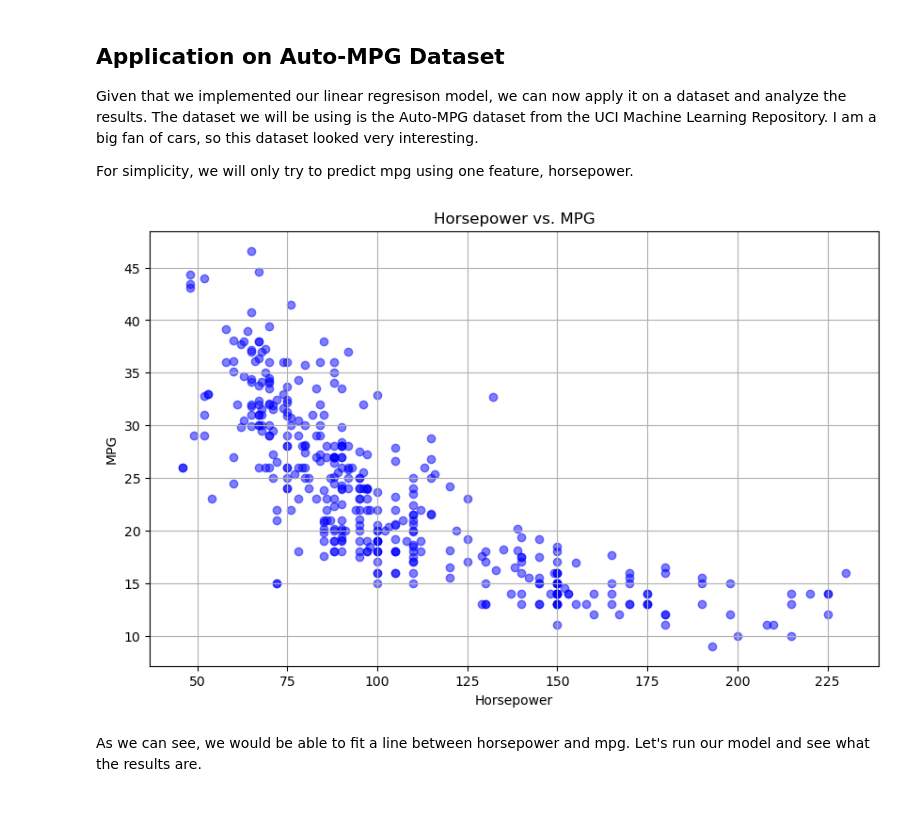
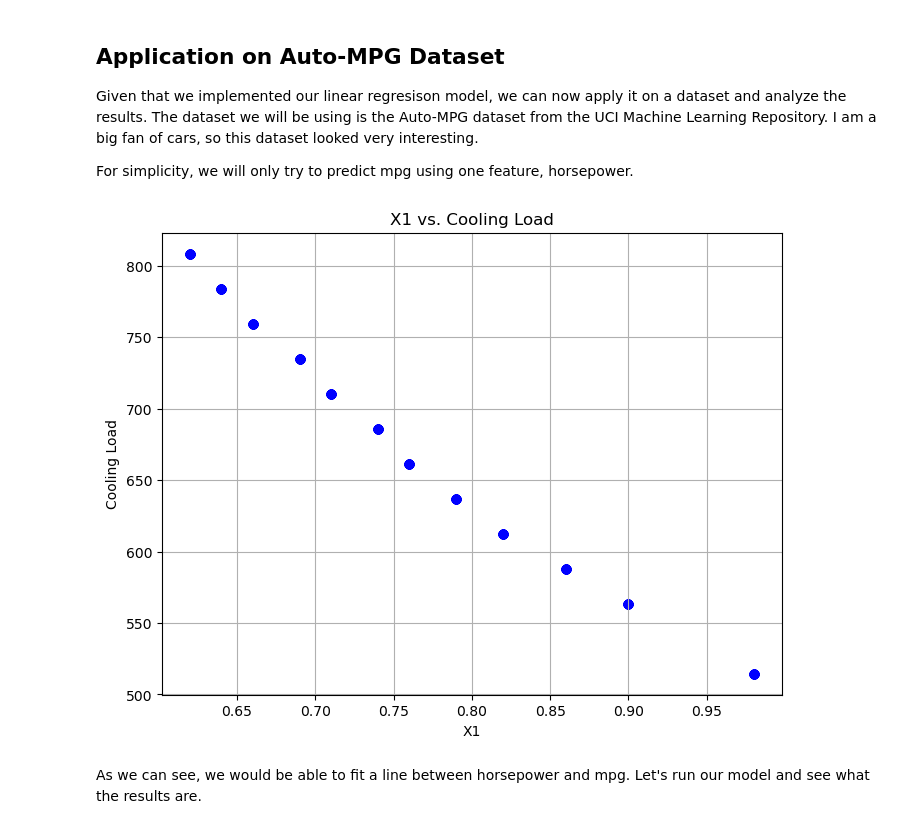
Before and after one commit to kritshan/INDE-577, a Jupyter notebook: Supervised Learning/Linear + Logistic Regression/linear_regression.ipynb, the cells around one changed output. Drawn from its saved outputs; the diff is of its cells as text; code cells hidden in the pictures.

```diff
--- a/Supervised Learning/Linear + Logistic Regression/linear_regression.ipynb
+++ b/Supervised Learning/Linear + Logistic Regression/linear_regression.ipynb
@@ -193,29 +193,28 @@ For simplicity, we will only try to predict mpg using one feature, horsepower.
 # %%
 import pandas as pd
 
-data = pd.read_csv("/Users/kritinshanmugam/Downloads/auto-mpg.csv")
+energy = pd.read_csv("/Users/kritinshanmugam/Downloads/energy.csv")
 
-data.drop('car name', axis = 1, inplace=True)
-
-data = data[data['horsepower'] != '?']
-
-data = data.dropna()
-
-data['horsepower'] = data['horsepower'].astype('float64')
-
-X = data['horsepower'].values.reshape(-1, 1)
-y = data['mpg']
+X = energy.drop(['Y1', 'Y2'], axis=1).values
+y = energy['Y2'].values
 
 
-plt.figure(figsize=(10, 6))
+energy = energy.dropna()
+
+
+X = energy['X1'].values.reshape(-1, 1)
+y = energy['X2']
+
+
+plt.figure(figsize=(8, 6))
 plt.scatter(X, y, color='blue', alpha=0.5)
-plt.title('Horsepower vs. MPG')
-plt.xlabel('Horsepower')
-plt.ylabel('MPG')
+plt.title('X1 vs. Cooling Load')
+plt.xlabel('X1')
+plt.ylabel('Cooling Load')
 plt.grid(True)
 plt.show()
 # %% [output]
-[figure, old version]
+[figure, new version]
 # %% [markdown]
 As we can see, we would be able to fit a line between horsepower and mpg. Let's run our model and see what the results are.
 # %%
```
Also changed, not shown: parts of 2 cells of this notebook, 1 other file.
